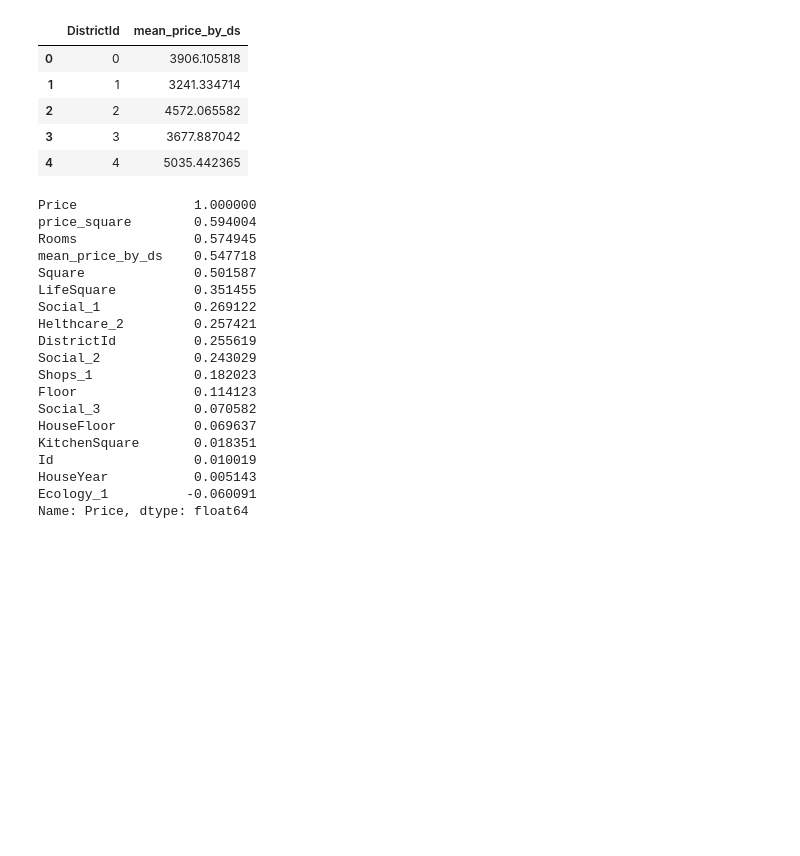
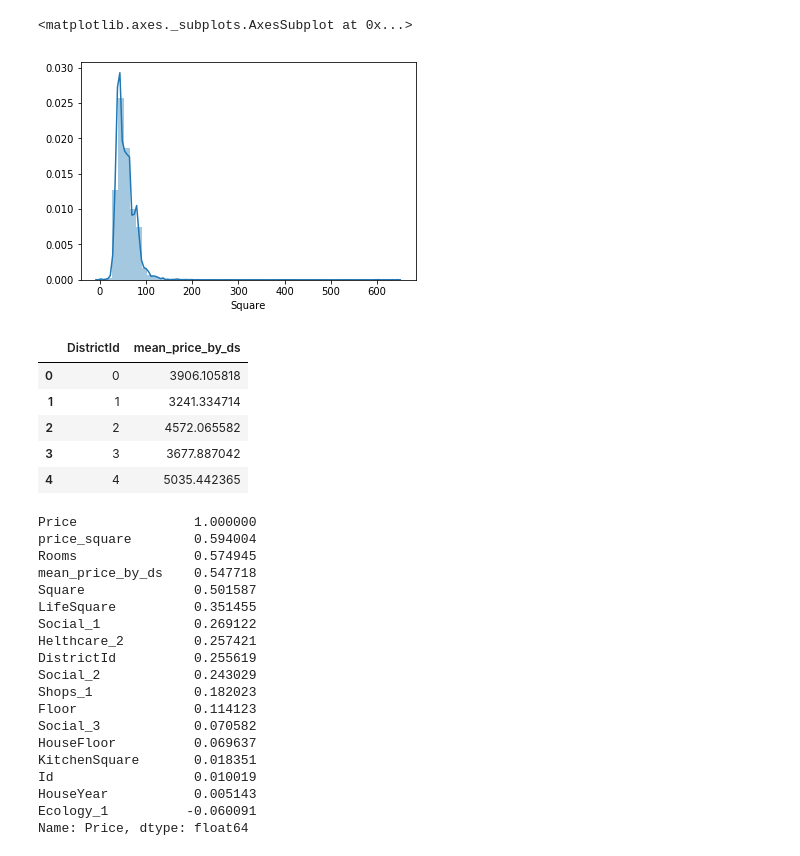
Before and after one commit to echasovskih/geekbrains, a Jupyter notebook: python1/kursovaia/kursovaia.ipynb, the cells around one changed output. Saved outputs shown, nothing was run; the diff lists cells and outputs as text; code cells hidden in the pictures; blank space fills up the shorter version.

```diff
--- a/python1/kursovaia/kursovaia.ipynb
+++ b/python1/kursovaia/kursovaia.ipynb
@@ -13,3 +29,8 @@ df=pd.read_csv('train.csv')
+# %%
+sns.distplot(test1)
+# %% [output]
+<matplotlib.axes._subplots.AxesSubplot at 0x...>
+[figure, added]
 # %%
 data=df.copy()
 data.drop(['Healthcare_1'],axis=1,inplace=True)
```
Also changed, not shown: parts of 16 cells of this notebook.
